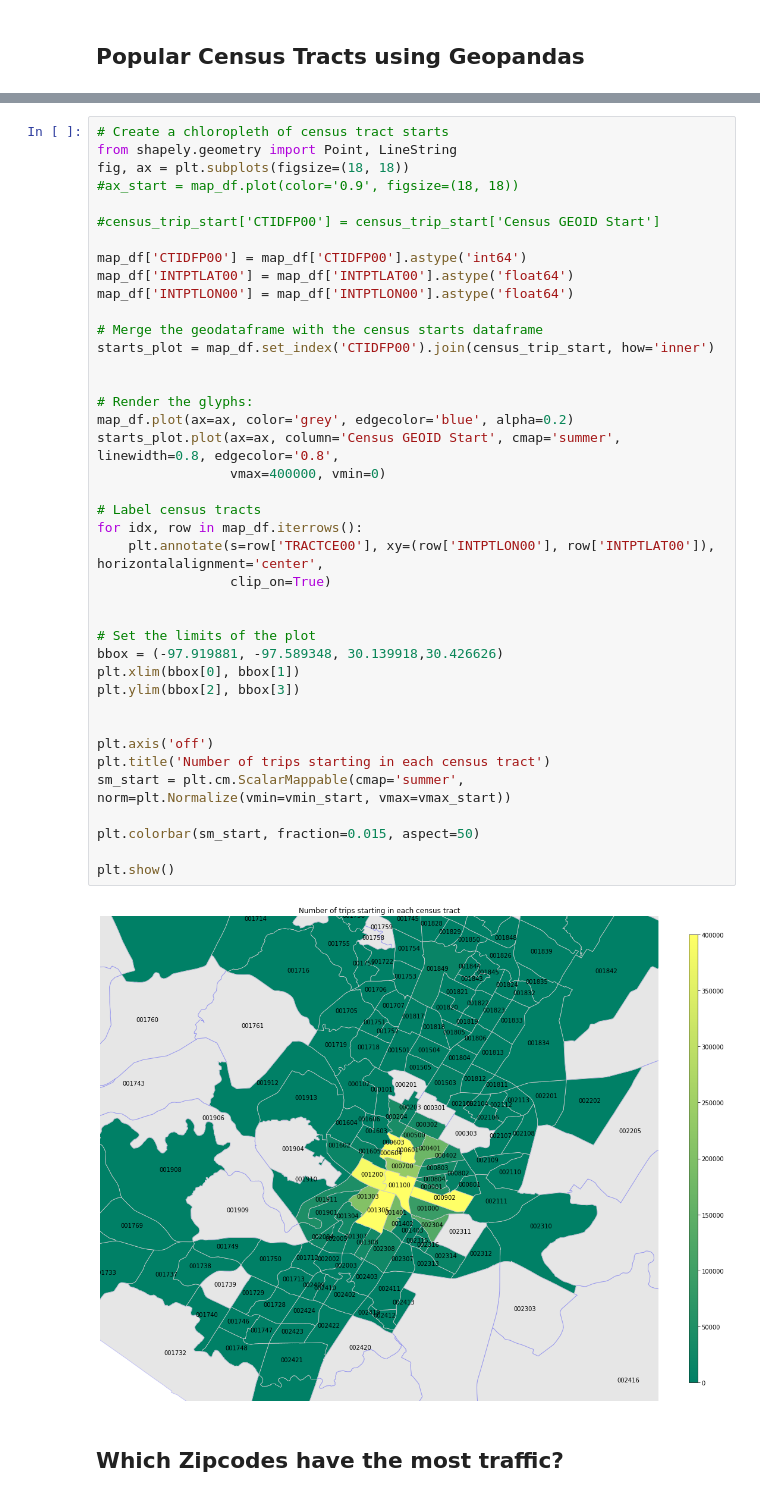
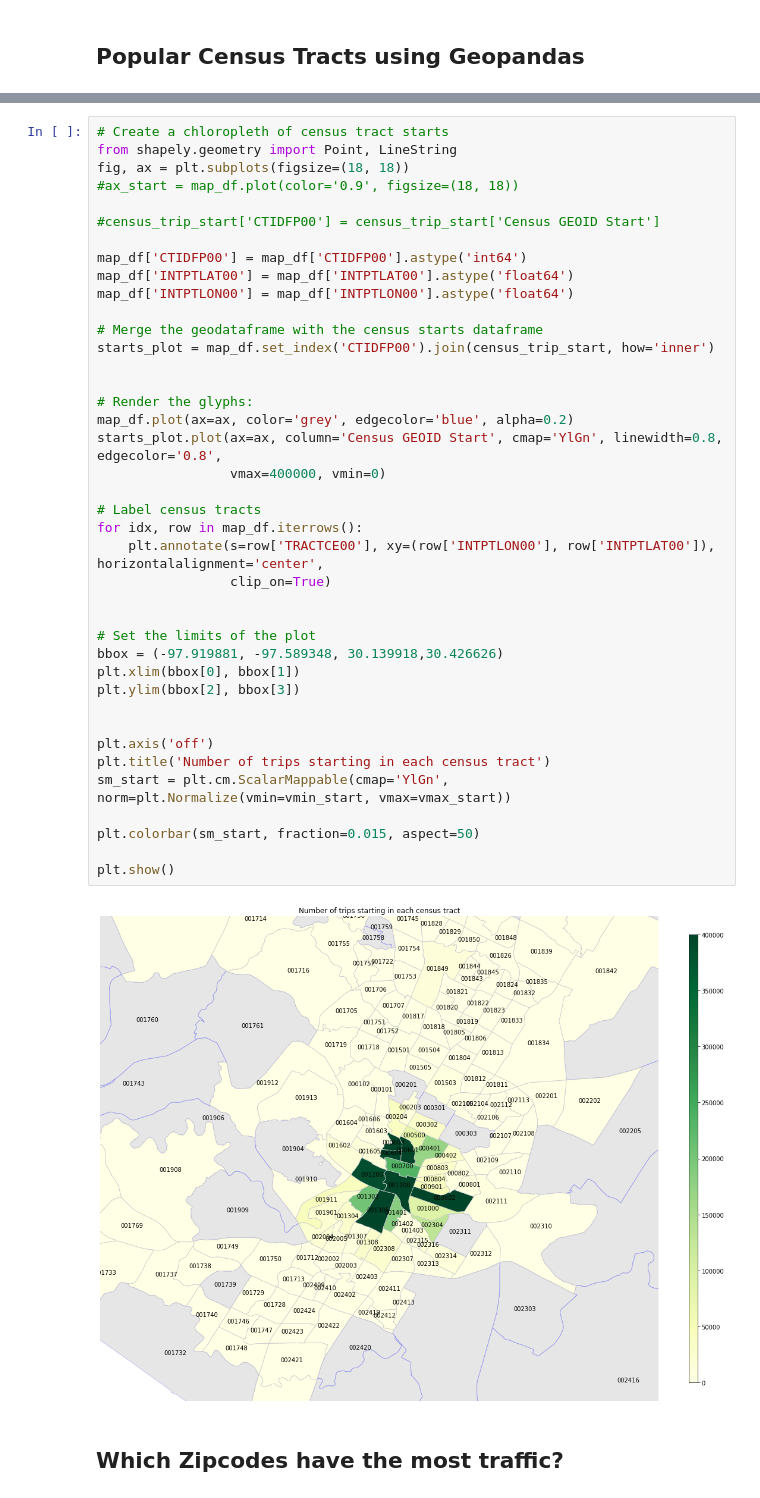
Before and after one commit to sheetalbongale/Scooters-In-Austin-Data-Analysis, a Jupyter notebook: notebooks/shared_mobility_AODP/data_story_sm.ipynb, the cells around one changed output, grey strips where cells are left out. Saved outputs shown, nothing was run; the diff lists cells and outputs as text.

```diff
--- a/notebooks/shared_mobility_AODP/data_story_sm.ipynb
+++ b/notebooks/shared_mobility_AODP/data_story_sm.ipynb
@@ -164,36 +164,36 @@ map_df['CTIDFP00'] = map_df['CTIDFP00'].astype('int64')
 map_df['INTPTLAT00'] = map_df['INTPTLAT00'].astype('float64')
 map_df['INTPTLON00'] = map_df['INTPTLON00'].astype('float64')
 
 # Merge the geodataframe with the census starts dataframe
 starts_plot = map_df.set_index('CTIDFP00').join(census_trip_start, how='inner')
 
 
 # Render the glyphs:
 map_df.plot(ax=ax, color='grey', edgecolor='blue', alpha=0.2)
-starts_plot.plot(ax=ax, column='Census GEOID Start', cmap='summer', linewidth=0.8, edgecolor='0.8',
+starts_plot.plot(ax=ax, column='Census GEOID Start', cmap='YlGn', linewidth=0.8, edgecolor='0.8',
                  vmax=400000, vmin=0)
 
 # Label census tracts
 for idx, row in map_df.iterrows():
     plt.annotate(s=row['TRACTCE00'], xy=(row['INTPTLON00'], row['INTPTLAT00']), horizontalalignment='center',
                  clip_on=True)
 
 
 # Set the limits of the plot
 bbox = (-97.919881, -97.589348, 30.139918,30.426626)
 plt.xlim(bbox[0], bbox[1])
 plt.ylim(bbox[2], bbox[3])
 
 
 plt.axis('off')
 plt.title('Number of trips starting in each census tract')
-sm_start = plt.cm.ScalarMappable(cmap='summer', norm=plt.Normalize(vmin=vmin_start, vmax=vmax_start))
+sm_start = plt.cm.ScalarMappable(cmap='YlGn', norm=plt.Normalize(vmin=vmin_start, vmax=vmax_start))
 
 plt.colorbar(sm_start, fraction=0.015, aspect=50)
 
 plt.show()
 # %% [output]
-[figure, old version]
+[figure, new version]
 # %% [markdown]
 ## Which Zipcodes have the most traffic?
 # %%
```
Also changed, not shown: 1 other file.
